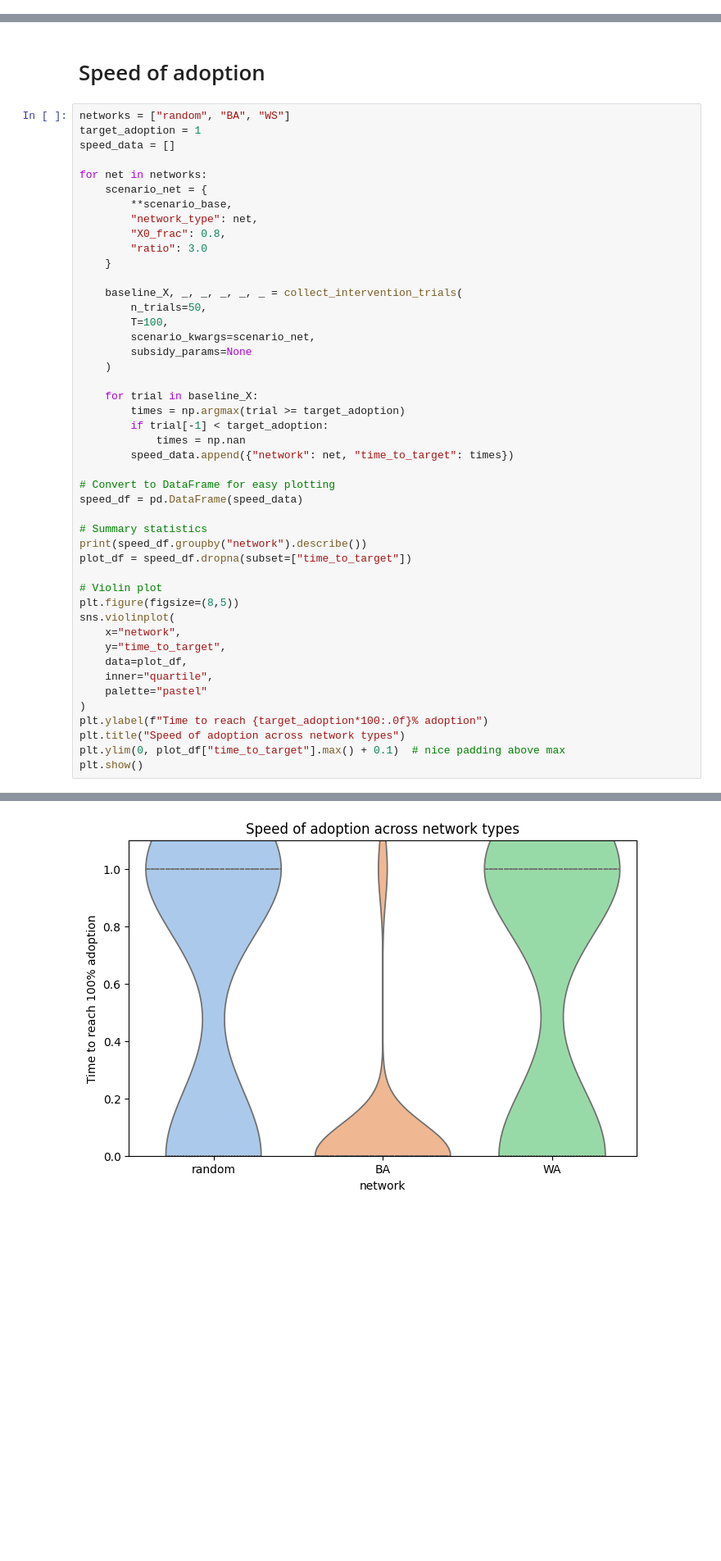
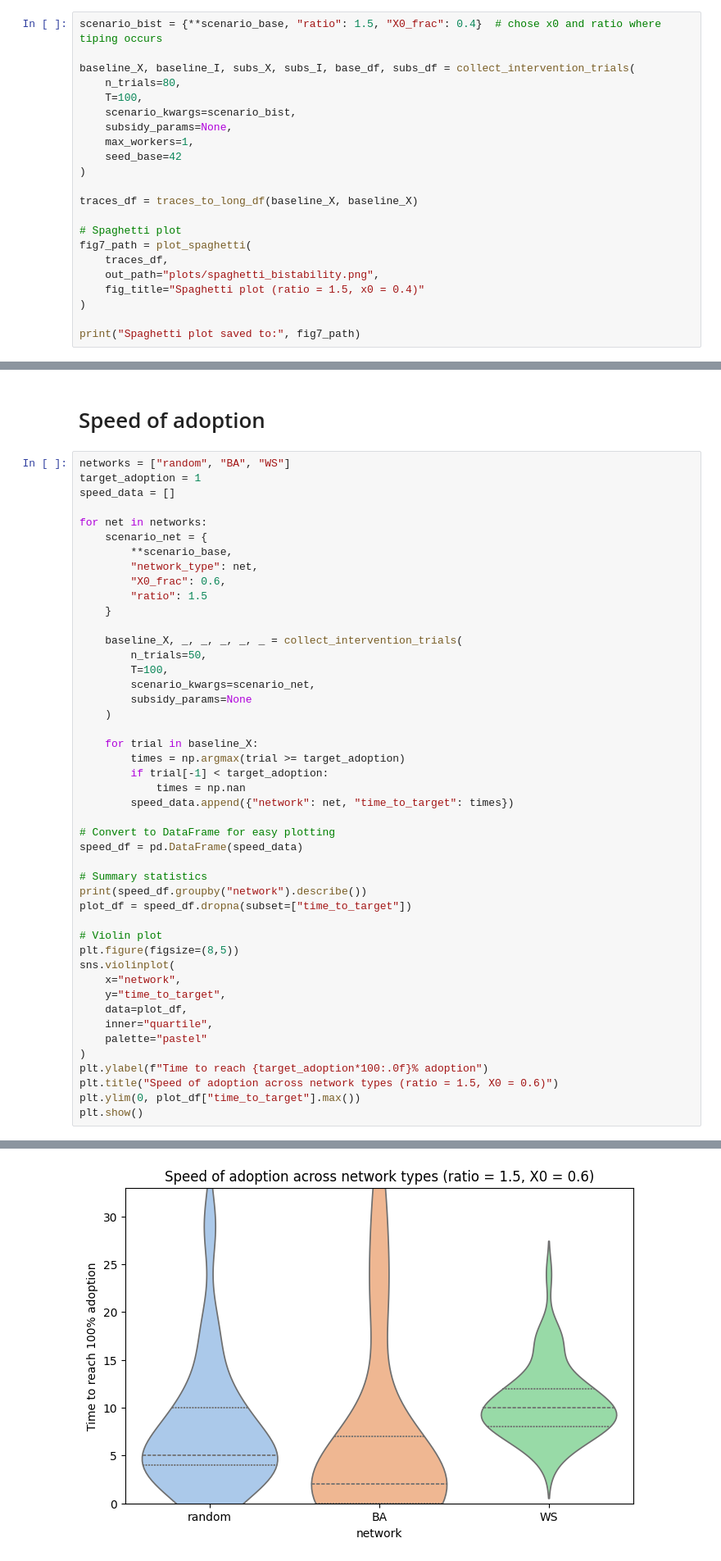
Before and after one commit to caty-g15/Assignment-3-MBDM, a Jupyter notebook: assignment.ipynb, the cells around one changed output, grey strips where cells are left out. Shown at 82% size. Drawn from its saved outputs; the diff is of its cells as text; blank space fills up the shorter version.

```diff
--- a/assignment.ipynb
+++ b/assignment.ipynb
@@ -109,0 +112,22 @@ Saved phase plot to: plots/parameter_sweep_betaI.png
+# %%
+scenario_bist = {**scenario_base, "ratio": 1.5, "X0_frac": 0.4}  # chose x0 and ratio where tiping occurs
+
+baseline_X, baseline_I, subs_X, subs_I, base_df, subs_df = collect_intervention_trials(
+    n_trials=80,
+    T=100,
+    scenario_kwargs=scenario_bist,
+    subsidy_params=None,
+    max_workers=1,
+    seed_base=42
+)
+
+traces_df = traces_to_long_df(baseline_X, baseline_X)
+
+# Spaghetti plot
+fig7_path = plot_spaghetti(
+    traces_df,
+    out_path="plots/spaghetti_bistability.png",
+    fig_title="Spaghetti plot (ratio = 1.5, x0 = 0.4)"
+)
+
+print("Spaghetti plot saved to:", fig7_path)
@@ -227,8 +253,8 @@ for net in networks:
     scenario_net = {
         **scenario_base,
         "network_type": net,
-        "X0_frac": 0.8,
-        "ratio": 3.0
+        "X0_frac": 0.6,
+        "ratio": 1.5
     }
 
     baseline_X, _, _, _, _, _ = collect_intervention_trials(
@@ -261,8 +287,8 @@ sns.violinplot(
     palette="pastel"
 )
 plt.ylabel(f"Time to reach {target_adoption*100:.0f}% adoption")
-plt.title("Speed of adoption across network types")
-plt.ylim(0, plot_df["time_to_target"].max() + 0.1)  # nice padding above max
+plt.title("Speed of adoption across network types (ratio = 1.5, X0 = 0.6)")
+plt.ylim(0, plot_df["time_to_target"].max())
 plt.show()
 # %% [output]
         time_to_target
@@ -274,7 +300,7 @@ random            46.0  0.586957  0.497821  0.0  0.0  1.0  1.0  1.0
 Passing `palette` without assigning `hue` is deprecated and will be removed in v0.14.0. Assign the `x` variable to `hue` and set `legend=False` for the same effect.
 
   sns.violinplot(
-[figure, old version]
+[figure, new version]
 # %% [markdown]
 # Probability of reaching high-adoption equilibrium
 # %%
```
Also changed, not shown: parts of 9 cells of this notebook, 17 other files.
